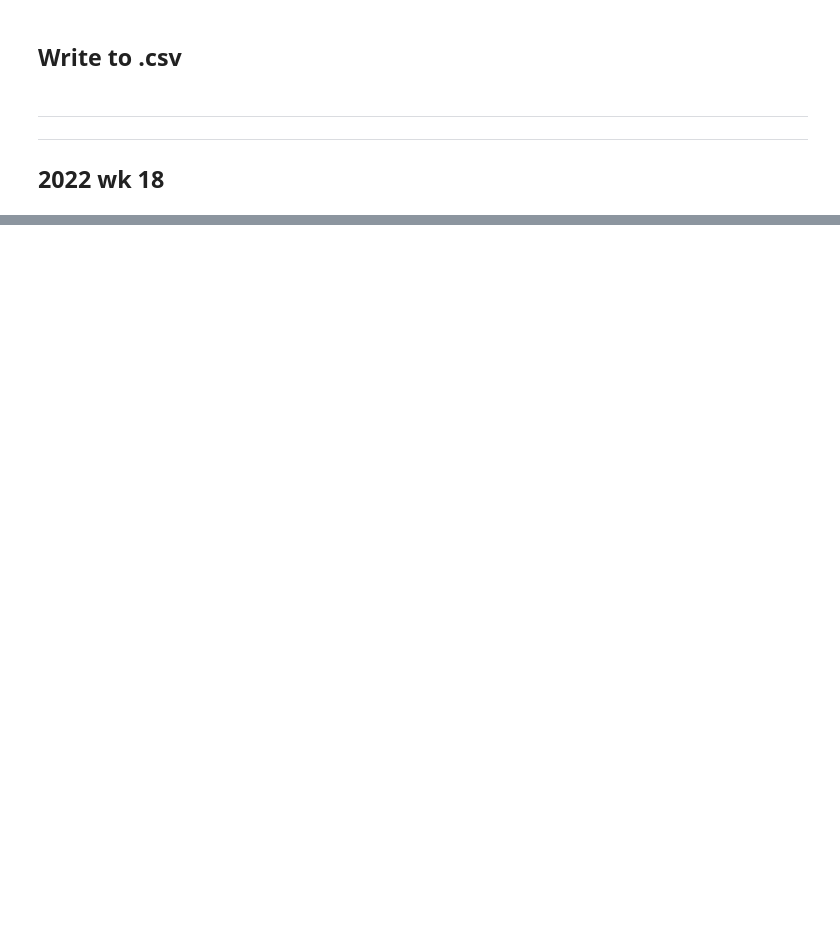
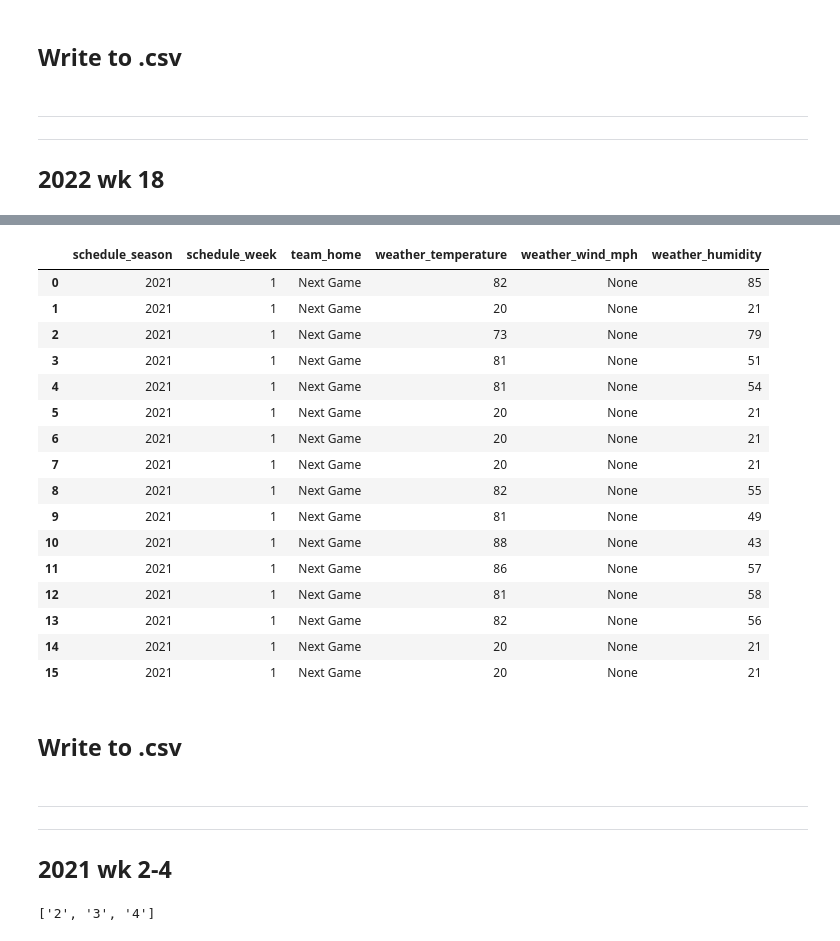
Before and after one commit to Project-Over-Under/Over_Under, a Jupyter notebook: ACQUIRE/acquire_r_function_test.ipynb, the cells around one changed output, grey strips where cells are left out. Drawn from its saved outputs; the diff is of its cells as text; code cells hidden in the pictures; blank space fills up the shorter version.

```diff
--- a/ACQUIRE/acquire_r_function_test.ipynb
+++ b/ACQUIRE/acquire_r_function_test.ipynb
@@ -263,0 +212,24 @@ df = ar.create_wx_df_mult('2022',weeks,s=210)
+# %%
+df = ar.create_wx_df(y='2021',w='1',s=100)
+# %%
+df
+# %% [output]
+|  | schedule_season | schedule_week | team_home | weather_temperature | weather_wind_mph | weather_humidity |
+| 0 | 2021 | 1 | Next Game | 82 | None | 85 |
+| 1 | 2021 | 1 | Next Game | 20 | None | 21 |
+| 2 | 2021 | 1 | Next Game | 73 | None | 79 |
+| 3 | 2021 | 1 | Next Game | 81 | None | 51 |
+| 4 | 2021 | 1 | Next Game | 81 | None | 54 |
+| 5 | 2021 | 1 | Next Game | 20 | None | 21 |
+| 6 | 2021 | 1 | Next Game | 20 | None | 21 |
+| 7 | 2021 | 1 | Next Game | 20 | None | 21 |
+| 8 | 2021 | 1 | Next Game | 82 | None | 55 |
+| 9 | 2021 | 1 | Next Game | 81 | None | 49 |
+| 10 | 2021 | 1 | Next Game | 88 | None | 43 |
+| 11 | 2021 | 1 | Next Game | 86 | None | 57 |
+| 12 | 2021 | 1 | Next Game | 81 | None | 58 |
+| 13 | 2021 | 1 | Next Game | 82 | None | 56 |
+| 14 | 2021 | 1 | Next Game | 20 | None | 21 |
+| 15 | 2021 | 1 | Next Game | 20 | None | 21 |
+# %% [markdown]
+## Write to .csv
@@ -263,0 +238,9 @@ df = ar.create_wx_df_mult('2022',weeks,s=210)
+# %% [markdown]
+---
+---
+## 2021 wk 2-4
+# %%
+wk = [str(i) for i in range(2,5)]
+wk
+# %% [output]
+['2', '3', '4']
```
Also changed, not shown: parts of 35 cells of this notebook, 2 other files.
